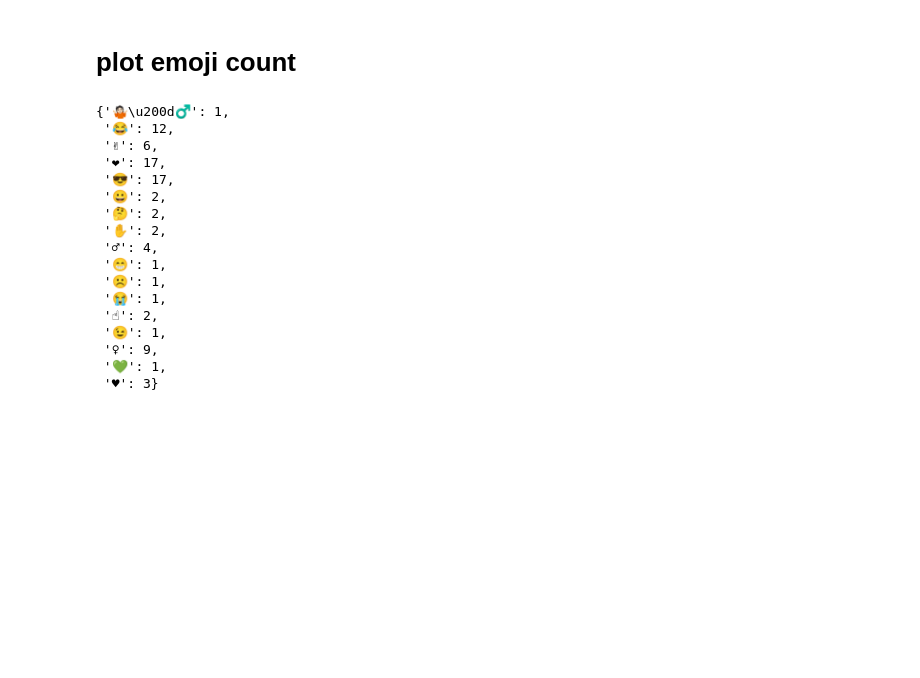
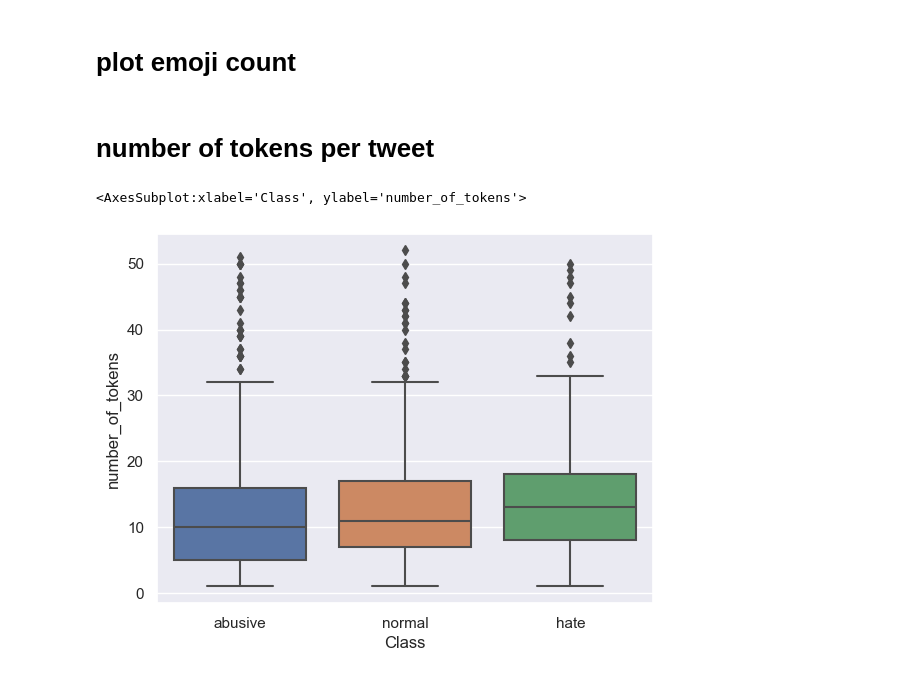
Before and after one commit to rabeeqasem/arabic_sent_aanalysis, a Jupyter notebook: EDA/L_HSAB_eda.ipynb, the cells around one changed output. Drawn from its saved outputs; the diff is of its cells as text; code cells hidden in the pictures; blank space fills up the shorter version.

```diff
--- a/EDA/L_HSAB_eda.ipynb
+++ b/EDA/L_HSAB_eda.ipynb
@@ -210,31 +215,3 @@ def split_count(text):
             emoji_list.append(word)
 
     return emoji_list
-# %%
-text = origin_ds['Tweet']
-emoji_list= []
-for t in text:
-  emoji_list=emoji_list+split_count(t)
-
-
-
-emojies_dict=dict(Counter(emoji_list))
-emojies_dict
-# %% [output]
-{'🤷🏻\u200d♂️': 1,
- '😂': 12,
- '✌': 6,
- '❤': 17,
- '😎': 17,
- '😀': 2,
- '🤔': 2,
- '✋': 2,
- '♂': 4,
- '😁': 1,
- '☹️': 1,
- '😭': 1,
- '☝': 2,
- '😉': 1,
- '♀': 9,
- '💚': 1,
- '♥': 3}
@@ -244,0 +250,9 @@ emoji_logos, emoji_count = zip(*lists) # unpack a list of pairs into two tuples
+# %% [markdown]
+# number  of  tokens  per  tweet
+# %%
+NOTPT_df=origin_ds
+NOTPT_df['number_of_tokens'] = NOTPT_df['Tweet'].str.split().str.len()
+sns.boxplot(data=NOTPT_df, x='Class', y='number_of_tokens')
+# %% [output]
+<AxesSubplot:xlabel='Class', ylabel='number_of_tokens'>
+[figure, added]
```
Also changed, not shown: parts of 8 cells of this notebook.
